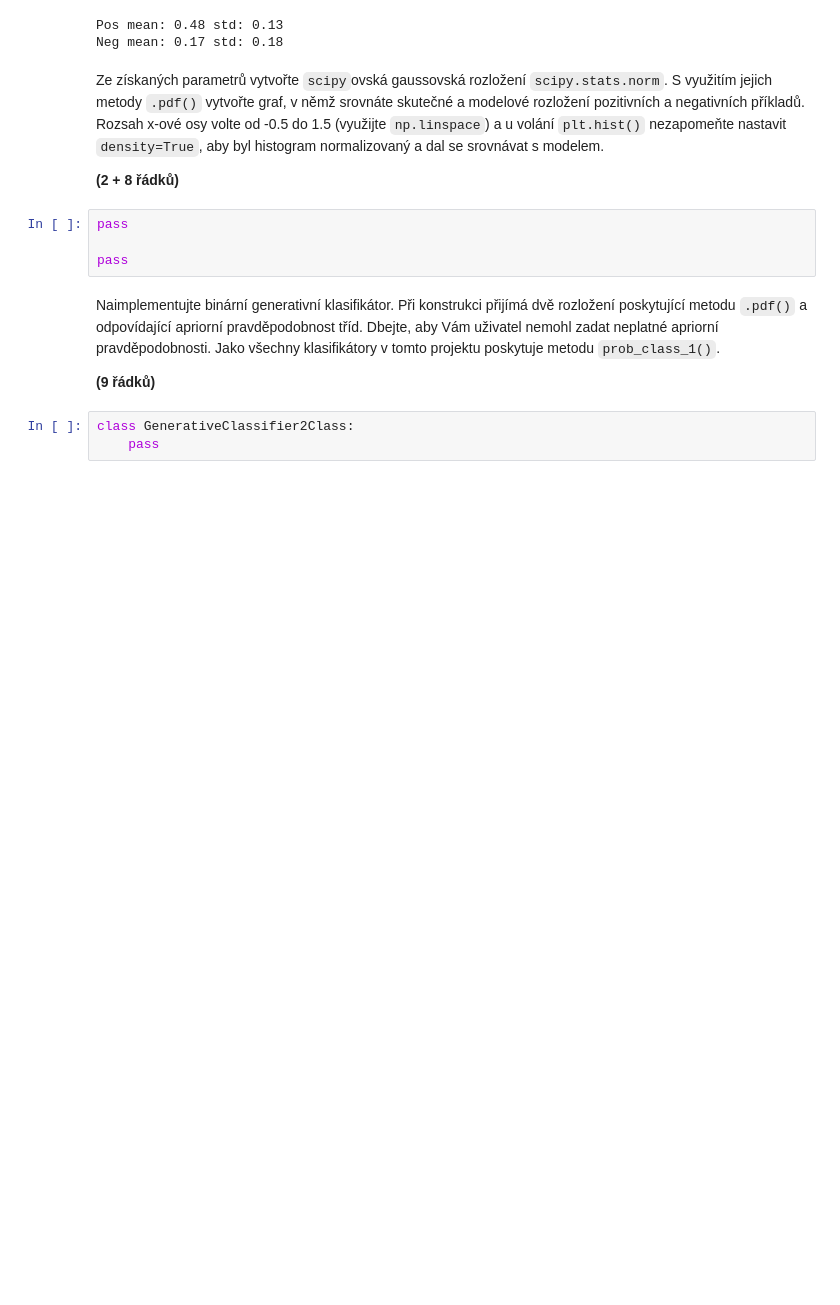
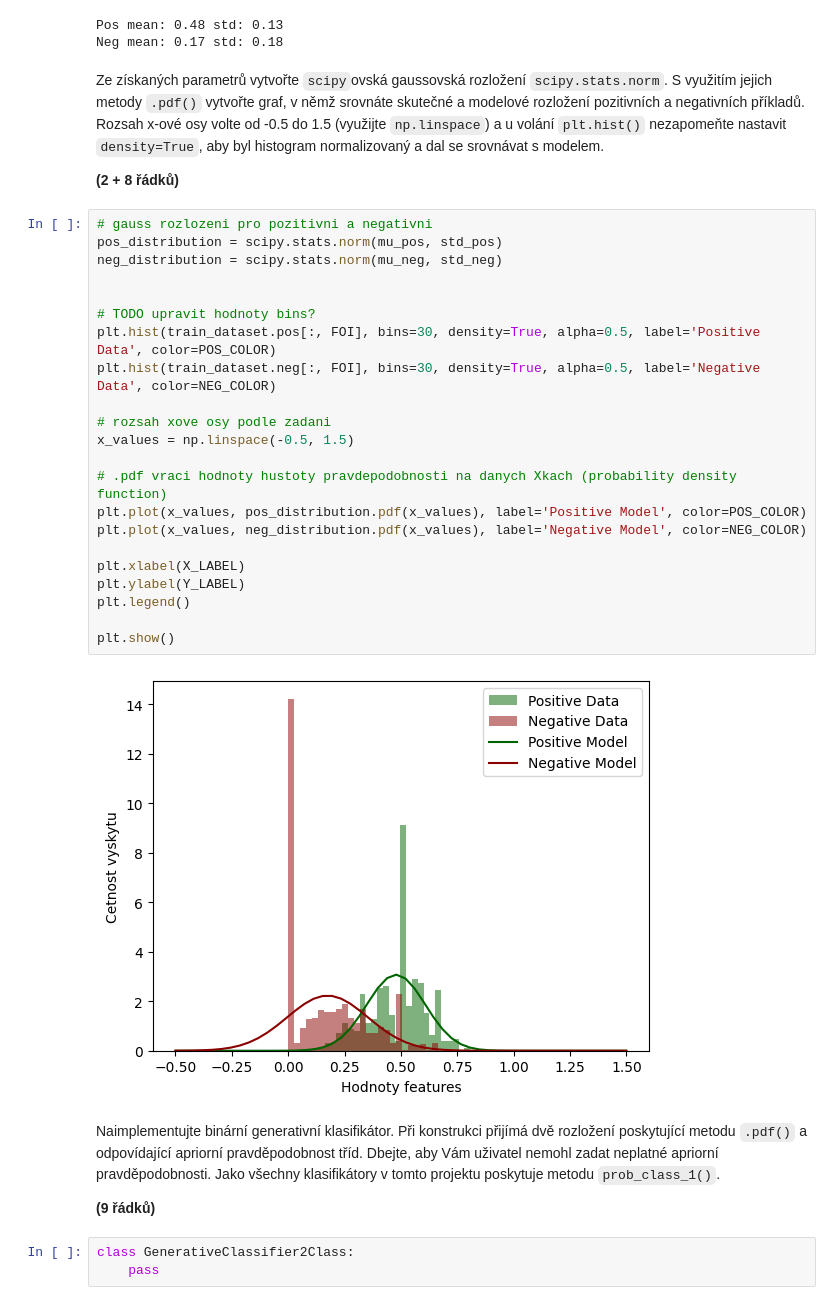
Before and after one commit to MOONYROS/VUT-SUI-projects, a Jupyter notebook: 1-project/zadani.ipynb, the cells around one changed output. Drawn from its saved outputs; the diff is of its cells as text; blank space fills up the shorter version.

```diff
--- a/1-project/zadani.ipynb
+++ b/1-project/zadani.ipynb
@@ -151,10 +155,30 @@ S využitím jejich metody `.pdf()` vytvořte graf, v němž srovnáte skutečn
 Rozsah x-ové osy volte od -0.5 do 1.5 (využijte `np.linspace`) a u volání `plt.hist()` nezapomeňte nastavit `density=True`, aby byl histogram normalizovaný a dal se srovnávat s modelem.
 
 **(2 + 8 řádků)**
-# %%
-pass
-
-pass
+# %%
+# gauss rozlozeni pro pozitivni a negativni
+pos_distribution = scipy.stats.norm(mu_pos, std_pos)
+neg_distribution = scipy.stats.norm(mu_neg, std_neg)
+
+
+# TODO upravit hodnoty bins?
+plt.hist(train_dataset.pos[:, FOI], bins=30, density=True, alpha=0.5, label='Positive Data', color=POS_COLOR)
+plt.hist(train_dataset.neg[:, FOI], bins=30, density=True, alpha=0.5, label='Negative Data', color=NEG_COLOR)
+
+# rozsah xove osy podle zadani
+x_values = np.linspace(-0.5, 1.5)
+
+# .pdf vraci hodnoty hustoty pravdepodobnosti na danych Xkach (probability density function)
+plt.plot(x_values, pos_distribution.pdf(x_values), label='Positive Model', color=POS_COLOR)
+plt.plot(x_values, neg_distribution.pdf(x_values), label='Negative Model', color=NEG_COLOR)
+
+plt.xlabel(X_LABEL)
+plt.ylabel(Y_LABEL)
+plt.legend()
+
+plt.show()
+# %% [output]
+[figure, added]
 # %% [markdown]
 Naimplementujte binární generativní klasifikátor.
 Při konstrukci přijímá dvě rozložení poskytující metodu `.pdf()` a odpovídající apriorní pravděpodobnost tříd.
```
Also changed, not shown: parts of 2 cells of this notebook.
